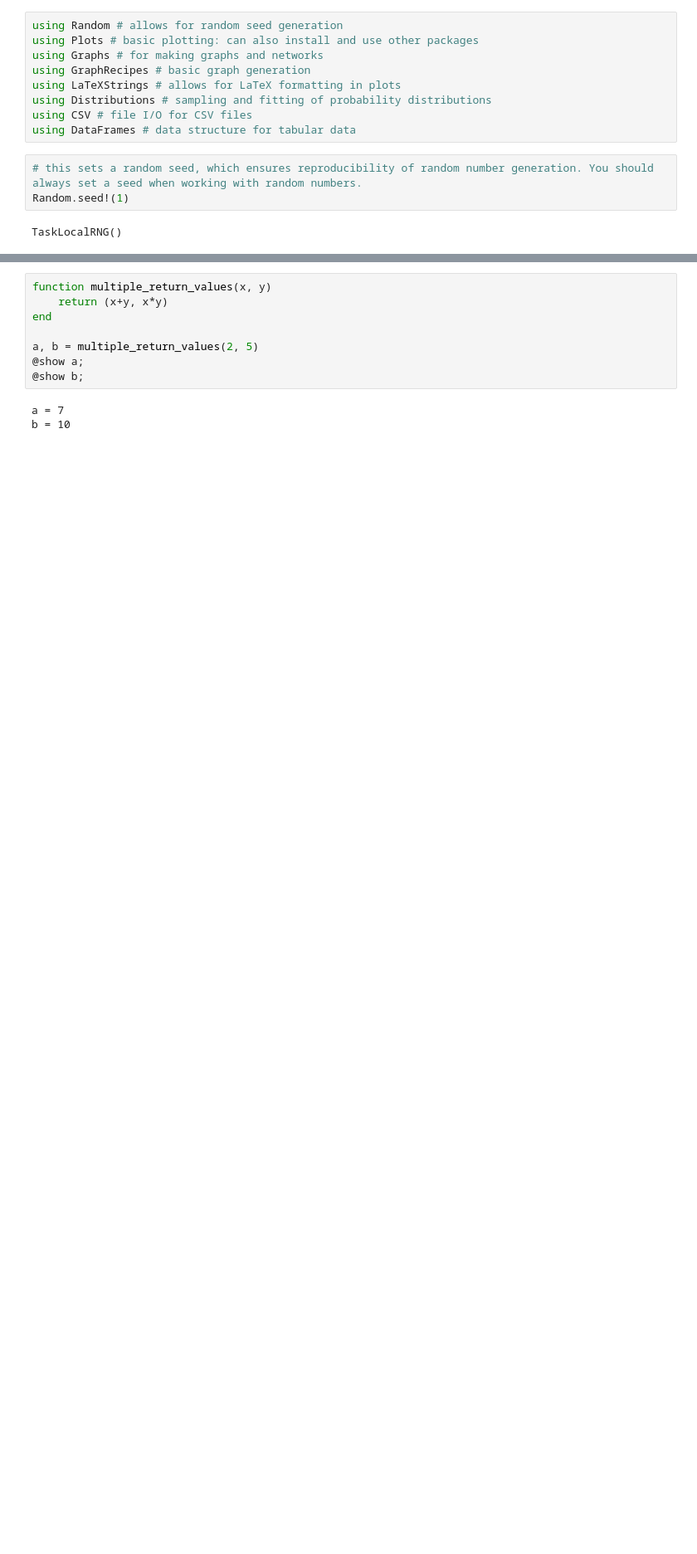
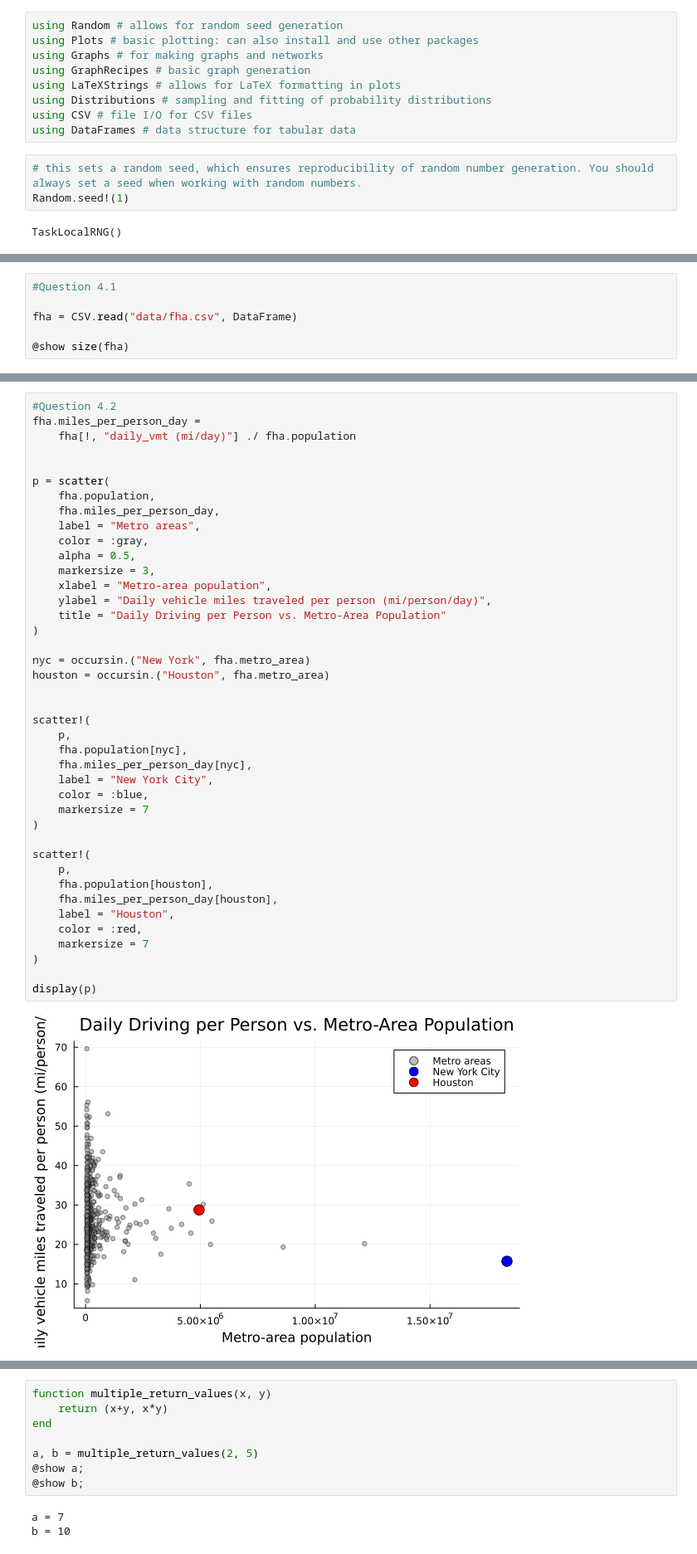
Before and after one commit to WilliamDignam117/HW1, a Jupyter notebook: hw01.ipynb, the cells around one changed output, grey strips where cells are left out. Shown at 83% size. Cells and saved outputs as stored; diff of their text form; blank space fills up the shorter version.

```diff
--- a/hw01.ipynb
+++ b/hw01.ipynb
@@ -265,0 +517,6 @@ report](https://www.fhwa.dot.gov/policyinformation/statistics/2023/pdf/hm72.pdf)
+# %%
+#Question 4.1
+
+fha = CSV.read("data/fha.csv", DataFrame)
+
+@show size(fha)
@@ -265,0 +526,43 @@ report](https://www.fhwa.dot.gov/policyinformation/statistics/2023/pdf/hm72.pdf)
+# %%
+#Question 4.2
+fha.miles_per_person_day =
+    fha[!, "daily_vmt (mi/day)"] ./ fha.population
+
+
+p = scatter(
+    fha.population,
+    fha.miles_per_person_day,
+    label = "Metro areas",
+    color = :gray,
+    alpha = 0.5,
+    markersize = 3,
+    xlabel = "Metro-area population",
+    ylabel = "Daily vehicle miles traveled per person (mi/person/day)",
+    title = "Daily Driving per Person vs. Metro-Area Population"
+)
+
+nyc = occursin.("New York", fha.metro_area)
+houston = occursin.("Houston", fha.metro_area)
+
+
+scatter!(
+    p,
+    fha.population[nyc],
+    fha.miles_per_person_day[nyc],
+    label = "New York City",
+    color = :blue,
+    markersize = 7
+)
+
+scatter!(
+    p,
+    fha.population[houston],
+    fha.miles_per_person_day[houston],
+    label = "Houston",
+    color = :red,
+    markersize = 7
+)
+
+display(p)
+# %% [output]
+[figure, added]
```
Also changed, not shown: parts of 16 cells of this notebook.
